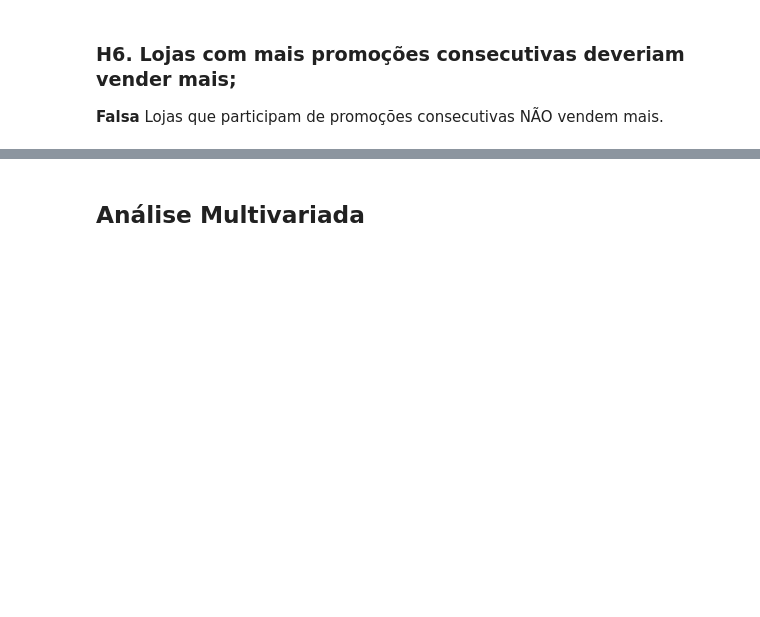
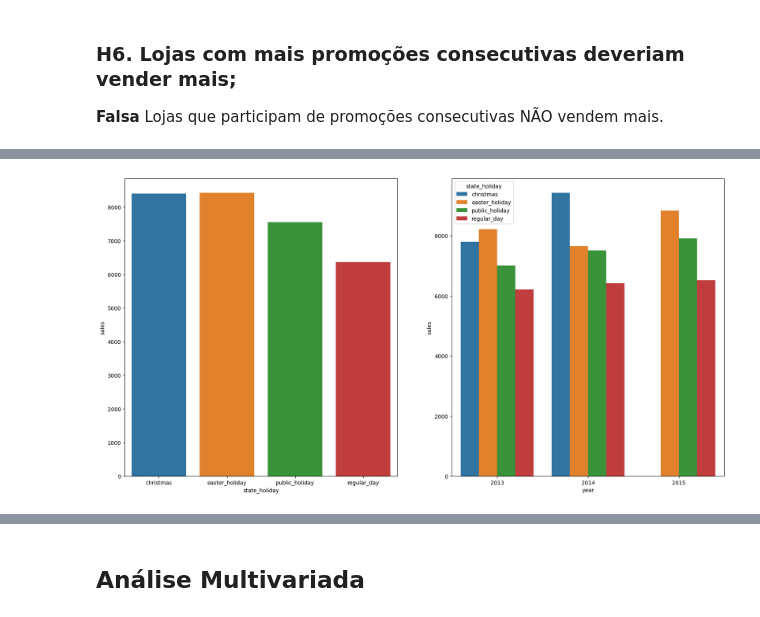
Before and after one commit to crisguimaraes/DS_Producao_Rossmann, a Jupyter notebook: M04_v01_v02_store_sales_prediction.ipynb, the cells around one changed output, grey strips where cells are left out. Saved outputs shown, nothing was run; the diff lists cells and outputs as text; code cells hidden in the pictures; blank space fills up the shorter version.

```diff
--- a/M04_v01_v02_store_sales_prediction.ipynb
+++ b/M04_v01_v02_store_sales_prediction.ipynb
@@ -694,0 +688,12 @@ ax.legend( labels=['Tradicional & Extendida', 'Tradicional'])
+# %%
+plt.figure(figsize=(20,10))
+
+plt.subplot(1,2,1)
+aux1 = df4[['state_holiday', 'sales']].groupby(['state_holiday']).median().reset_index()
+sns.barplot( x='state_holiday', y='sales', data=aux1)
+
+plt.subplot(1,2,2)
+aux2 = df4[['year','state_holiday', 'sales']].groupby(['year','state_holiday']).median().reset_index()
+sns.barplot( x='year', y='sales', hue='state_holiday', data=aux2);
+# %% [output]
+[figure, added]
```
Also changed, not shown: parts of 17 cells of this notebook.
